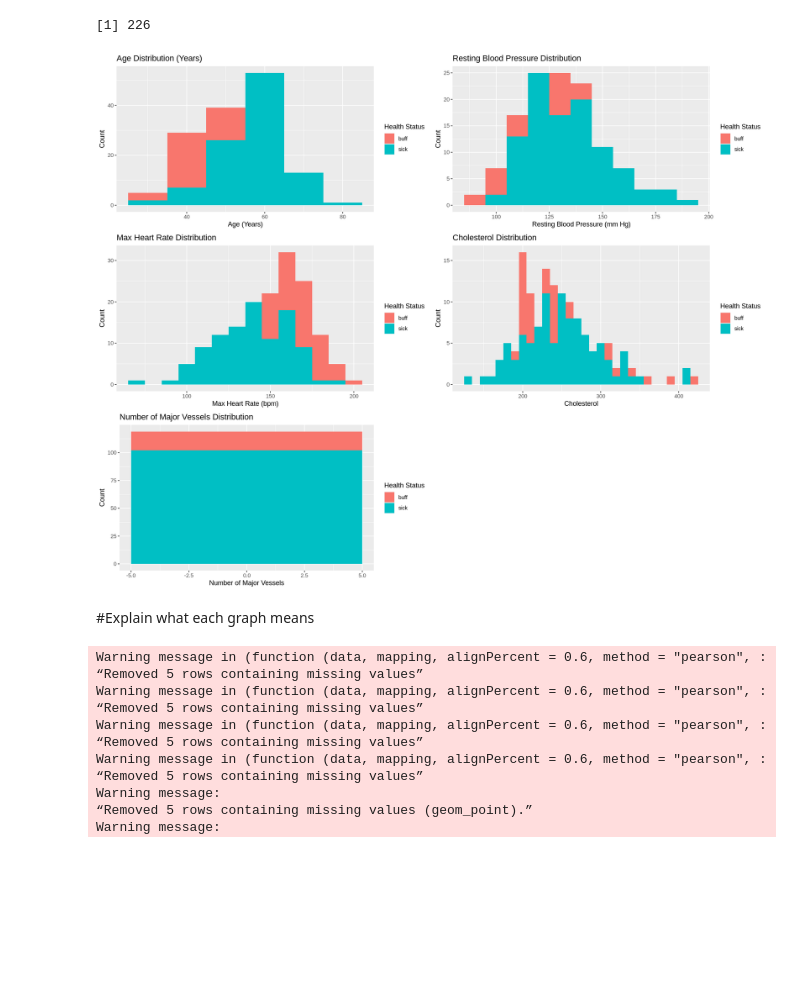
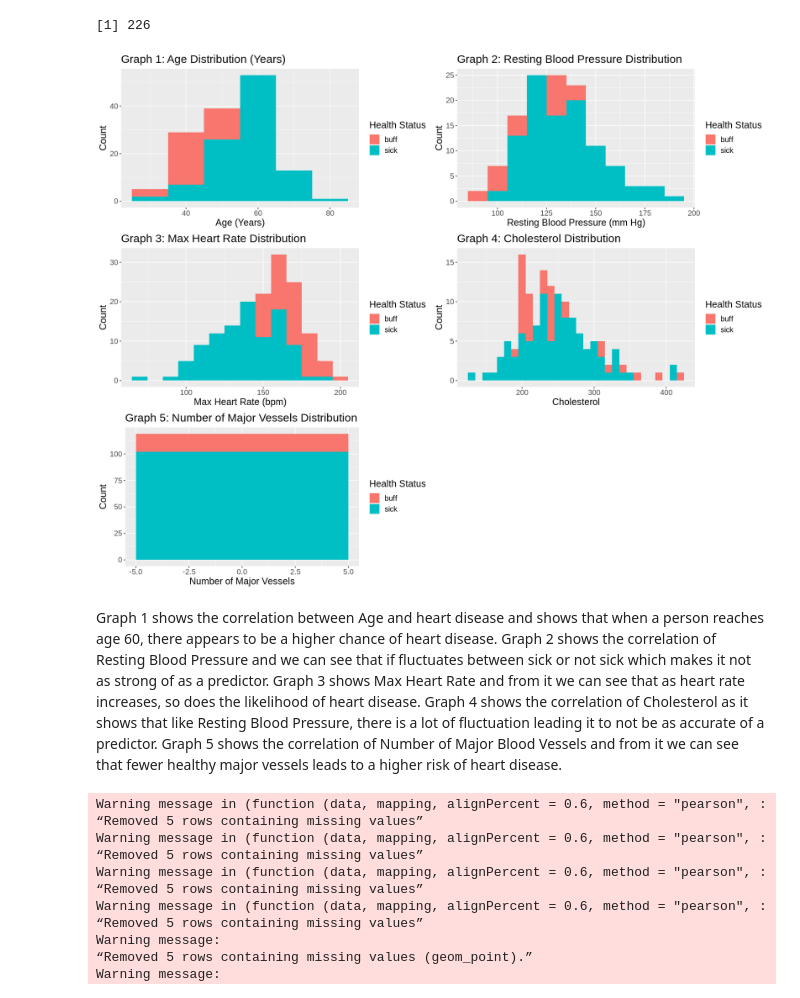
Before and after one commit to rhiannoncharles/DSCI100-Project, a Jupyter notebook: project_proposal.ipynb, the cells around one changed output. Saved outputs shown, nothing was run; the diff lists cells and outputs as text; code cells hidden in the pictures; blank space fills up the shorter version.

```diff
--- a/project_proposal.ipynb
+++ b/project_proposal.ipynb
@@ -173,41 +173,46 @@ plot_2 <- clev_train_clean %>%
     ggplot(aes(x=age, fill=class))+
     geom_histogram(position="identity", binwidth = 10)+
     labs(x="Age (Years)", y="Count", fill="Health Status")+
-    ggtitle("Age Distribution (Years)")
+    ggtitle("Graph 1: Age Distribution (Years)") +
+    theme(text = element_text(size = 15))
   #to see the correlation between age and heart disease to see if age alone can be a strong predictor
 
 plot_3 <- clev_train_clean %>%
     ggplot(aes(x=rest_bp, fill=class))+
     geom_histogram(position="identity", binwidth = 10)+
     labs(x="Resting Blood Pressure (mm Hg)", y="Count", fill="Health Status")+
-    ggtitle("Resting Blood Pressure Distribution")
+    ggtitle("Graph 2: Resting Blood Pressure Distribution") +
+    theme(text = element_text(size = 15))
  #to see the correlation between resting blood pressure and heart disease to see if resting blood pressure alone can be a strong predictor
 
 plot_4 <- clev_train_clean %>%
     ggplot(aes(x=max_hr, fill=class))+
     geom_histogram(position="identity", binwidth = 10)+
     labs(x="Max Heart Rate (bpm)", y="Count", fill="Health Status")+
-    ggtitle("Max Heart Rate Distribution")
+    ggtitle("Graph 3: Max Heart Rate Distribution") +
+    theme(text = element_text(size = 15))
  #to see the correlation between maximum heart rate and heart disease to see if maximum heart rate alone can be a strong predictor
 
 plot_5 <- clev_train_clean %>%
     ggplot(aes(x=chol, fill=class))+
     geom_histogram(position="identity", binwidth = 10)+
     labs(x="Cholesterol", y="Count", fill="Health Status")+
-    ggtitle("Cholesterol Distribution")
+    ggtitle("Graph 4: Cholesterol Distribution") +
+    theme(text = element_text(size = 15))
   #to see the correlation between cholesterol levels and heart disease to see if cholesterol levels alone can be a strong predictor
 
 plot_6 <- clev_train_clean %>%
     ggplot(aes(x=num_bv, fill=class))+
     geom_histogram(position="identity", binwidth = 10)+
     labs(x="Number of Major Vessels", y="Count", fill="Health Status")+
-    ggtitle("Number of Major Vessels Distribution")
+    ggtitle("Graph 5: Number of Major Vessels Distribution") +
+    theme(text = element_text(size = 15))
  #to see the correlation between number of major blood vessels and heart disease to see if having a certain number of healthy blood
 
 #Showing the distribution graphs side by side
     plot_grid(plot_2, plot_3, plot_4, plot_5, plot_6, ncol = 2)
 # %% [output]
-[figure, old version]
+[figure, new version]
-# %% [markdown]
-#Explain what each graph means
+# %% [markdown]
+Graph 1 shows the correlation between Age and heart disease and shows that when a person reaches age 60, there appears to be a higher chance of heart disease. Graph 2 shows the correlation of Resting Blood Pressure and we can see that if fluctuates between sick or not sick which makes it not as strong of as a predictor. Graph 3 shows Max Heart Rate and from it we can see that as heart rate increases, so does the likelihood of heart disease. Graph 4 shows the correlation of Cholesterol as it shows that like Resting Blood Pressure, there is a lot of fluctuation leading it to not be as accurate of a predictor. Graph 5 shows the correlation of Number of Major Blood Vessels and from it we can see that fewer healthy major vessels leads to a higher risk of heart disease.
 # %%
```
Also changed, not shown: parts of 11 cells of this notebook.
